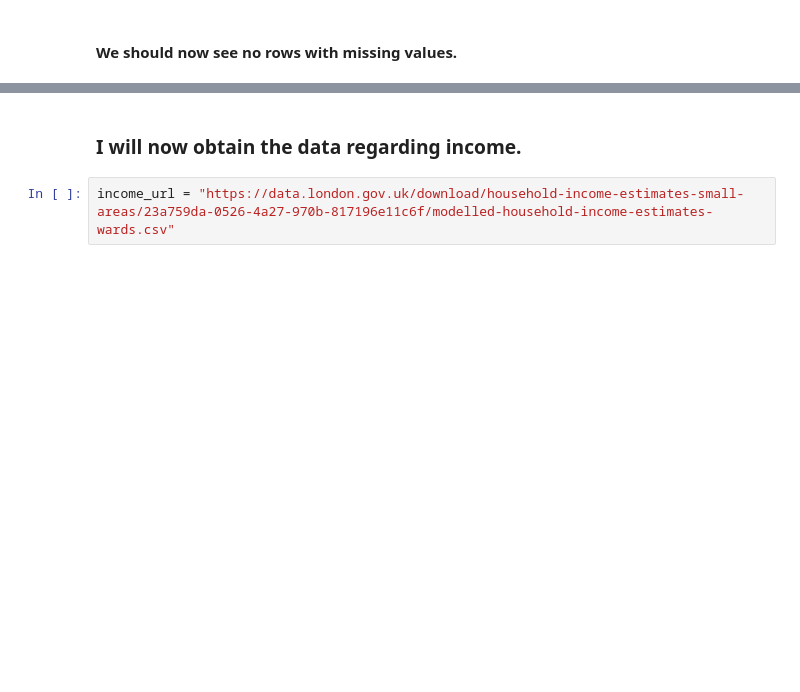
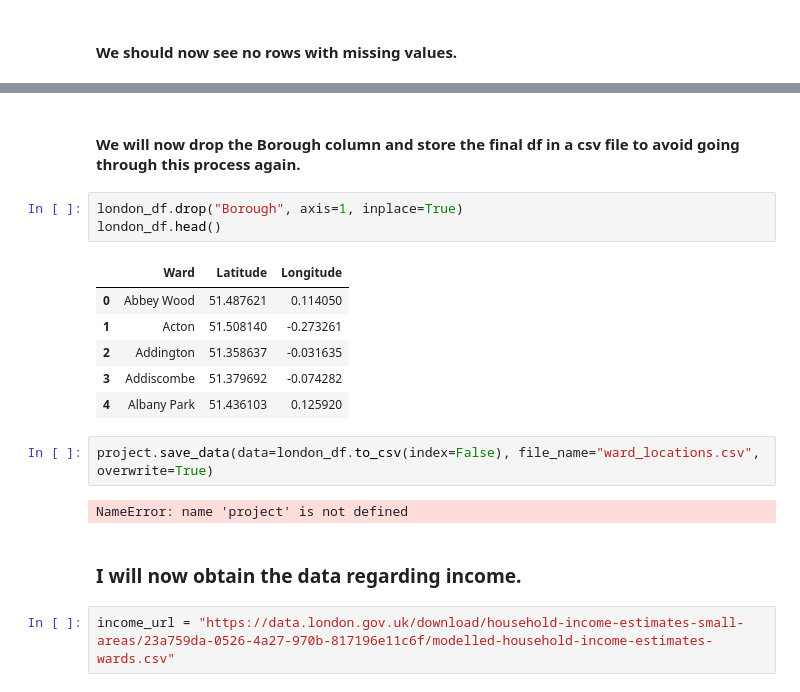
Before and after one commit to blancahuergo/AppliedDataScienceCapstone, a Jupyter notebook: Week 5 Notebook.ipynb, the cells around one changed output, grey strips where cells are left out. Saved outputs shown, nothing was run; the diff lists cells and outputs as text; blank space fills up the shorter version.

```diff
--- a/Week 5 Notebook.ipynb
+++ b/Week 5 Notebook.ipynb
@@ -299,3 +306,19 @@ london_df[london_df.isna().any(axis=1)]
+# %% [markdown]
+#### We will now drop the Borough column and store the final df in a csv file to avoid going through this process again.
+# %%
+london_df.drop("Borough", axis=1, inplace=True)
+london_df.head()
+# %% [output]
+|  | Ward | Latitude | Longitude |
+| 0 | Abbey Wood | 51.487621 | 0.114050 |
+| 1 | Acton | 51.508140 | -0.273261 |
+| 2 | Addington | 51.358637 | -0.031635 |
+| 3 | Addiscombe | 51.379692 | -0.074282 |
+| 4 | Albany Park | 51.436103 | 0.125920 |
+# %%
+project.save_data(data=london_df.to_csv(index=False), file_name="ward_locations.csv", overwrite=True)
+# %% [output]
+NameError: name 'project' is not defined
 # %% [markdown]
 ### I will now obtain the data regarding income.
 # %%
```
Also changed, not shown: parts of 7 cells of this notebook.
